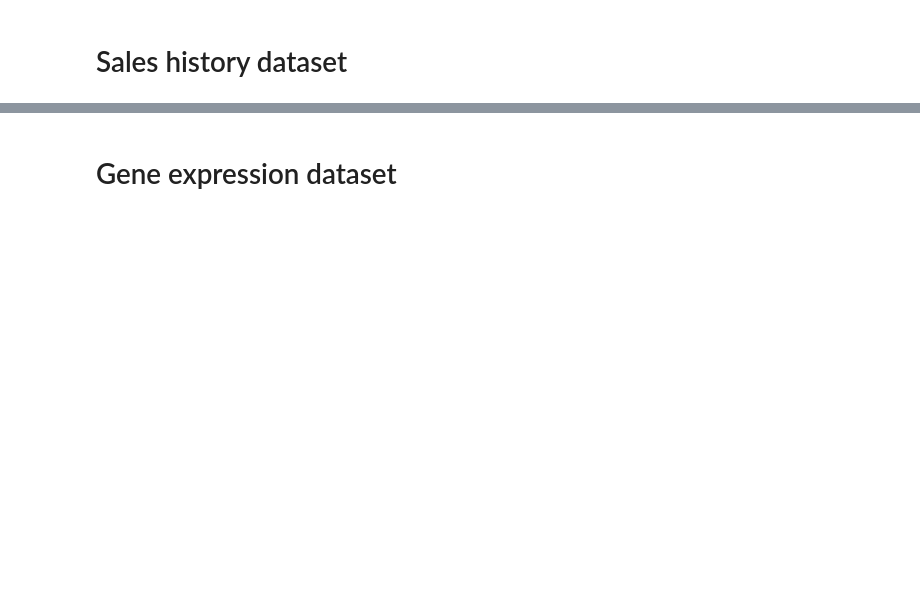
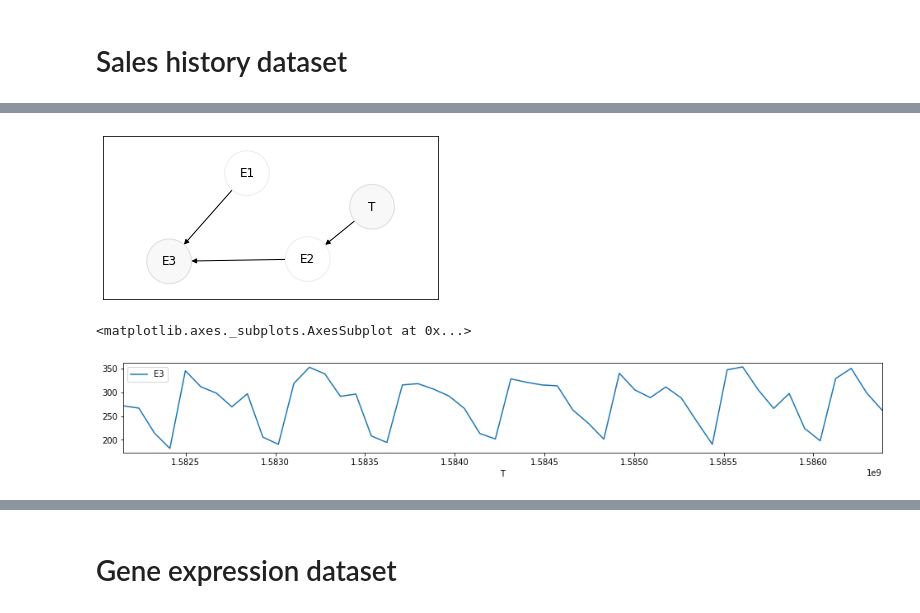
Before and after one commit to AdrienFelipe/Causal-discovery-Unit-testing, a Jupyter notebook: Untitled.ipynb, the cells around one changed output, grey strips where cells are left out. Drawn from its saved outputs; the diff is of its cells as text; code cells hidden in the pictures; blank space fills up the shorter version.

```diff
--- a/Untitled.ipynb
+++ b/Untitled.ipynb
@@ -283,9 +285,15 @@ dataset.generate(50).plot(x='T', y='E2', figsize=(16.5,2))
 [figure]
 # %%
-Generator() \
+dataset = Generator() \
     .set_time('2020-02-20', step='1d') \
     .add_continuous(250, 300, shadow=True) \
-    .add_function(effect1) \
-    .generate(50) \
-    .plot(x='T', y='E', figsize=(16.5,2))
+    .add_function(week_day, shadow=True) \
+    .add_function(sales)
+
+dataset.plot_relations(fig_size=(6, 3))
+dataset.generate(50).plot(x='T', y='E3', figsize=(16.5,2))
+# %% [output]
+[figure, added]
+<matplotlib.axes._subplots.AxesSubplot at 0x...>
+[figure, added]
 # %%
```
Also changed, not shown: parts of 19 cells of this notebook, 5 other files.
